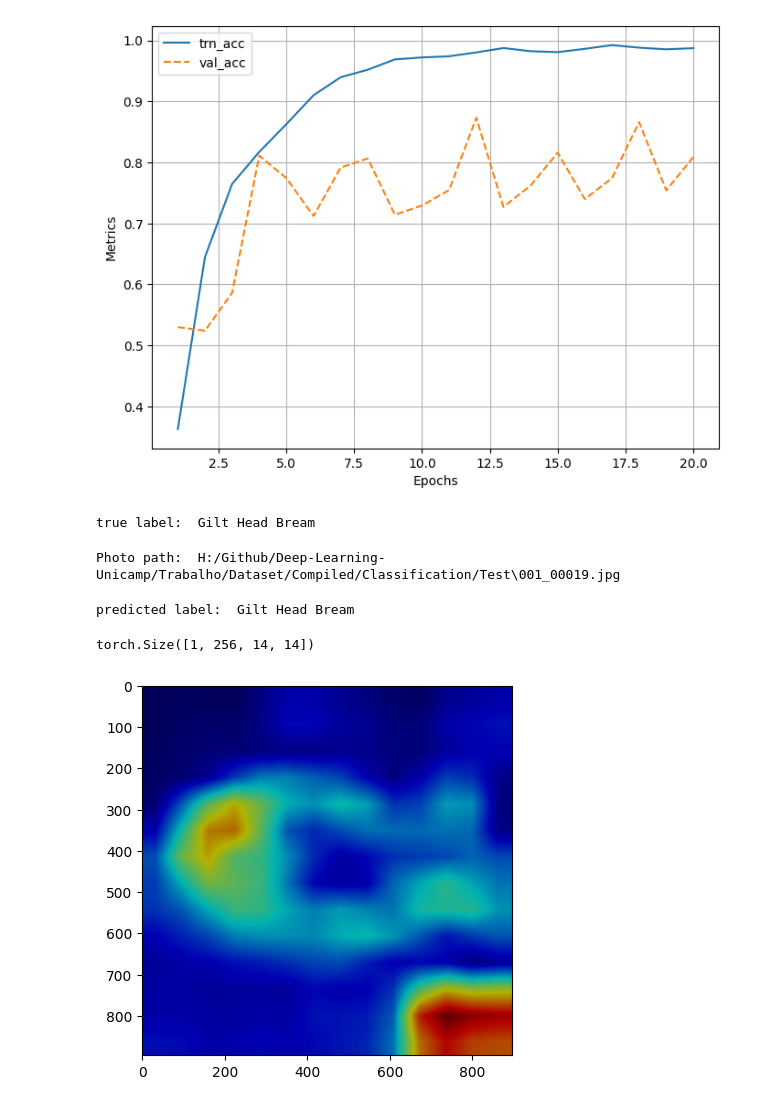
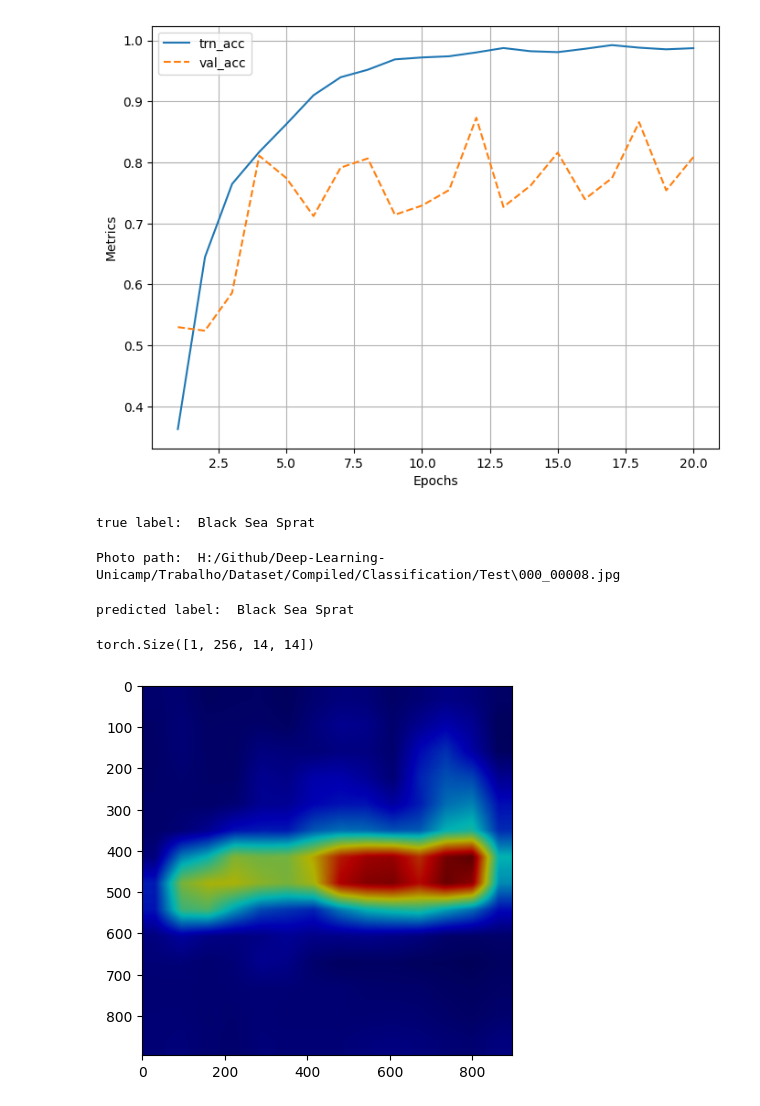
Before and after one commit to GabrielBG0/Deep-Learning-Unicamp, a Jupyter notebook: Trabalho/Notebooks/Primeiros Testes.ipynb, the cells around one changed output. Drawn from its saved outputs; the diff is of its cells as text; code cells hidden in the pictures.

Commit message:
new heatmap

```diff
--- a/Trabalho/Notebooks/Primeiros Testes.ipynb
+++ b/Trabalho/Notebooks/Primeiros Testes.ipynb
@@ -359,30 +359,30 @@ def display_image_with_heatmap(img, heatmap, scale):
 # %%
 # get the first image tensor
 labels_map = {
     0: "Black Sea Sprat",
     1: "Gilt Head Bream",
     2: "Hourse Mackerel",
     3: "Red Mullet",
     4: "Red Sea Bream",
     5: "Sea Bass",
     6: "Shrimp",
     7: "Striped Red Mullet",
     8: "Trout",
 }
 
-x = testset[15][0]
-true_label = testset[15][1]
+x = testset[1][0]
+true_label = testset[1][1]
 print("true label: ", labels_map[true_label])
-print("Photo path: ", testset.get_path(15))
+print("Photo path: ", testset.get_path(1))
 heatmap = get_heatmap(model, x, device, model_name, labels_map)
 x = x.permute(1, 2, 0).numpy()
 if x.shape[2] == 1:  # convert it to three channels
     x = x.squeeze(2)
     x = np.stack((x,) * 3, axis=-1)
 display_image_with_heatmap(x, heatmap, 4)
 # %% [output]
-true label:  Gilt Head Bream
+true label:  Black Sea Sprat
-Photo path:  H:/Github/Deep-Learning-Unicamp/Trabalho/Dataset/Compiled/Classification/Test\001_00019.jpg
+Photo path:  H:/Github/Deep-Learning-Unicamp/Trabalho/Dataset/Compiled/Classification/Test\000_00008.jpg
-predicted label:  Gilt Head Bream
+predicted label:  Black Sea Sprat
 torch.Size([1, 256, 14, 14])
-[figure, old version]
+[figure, new version]
```
